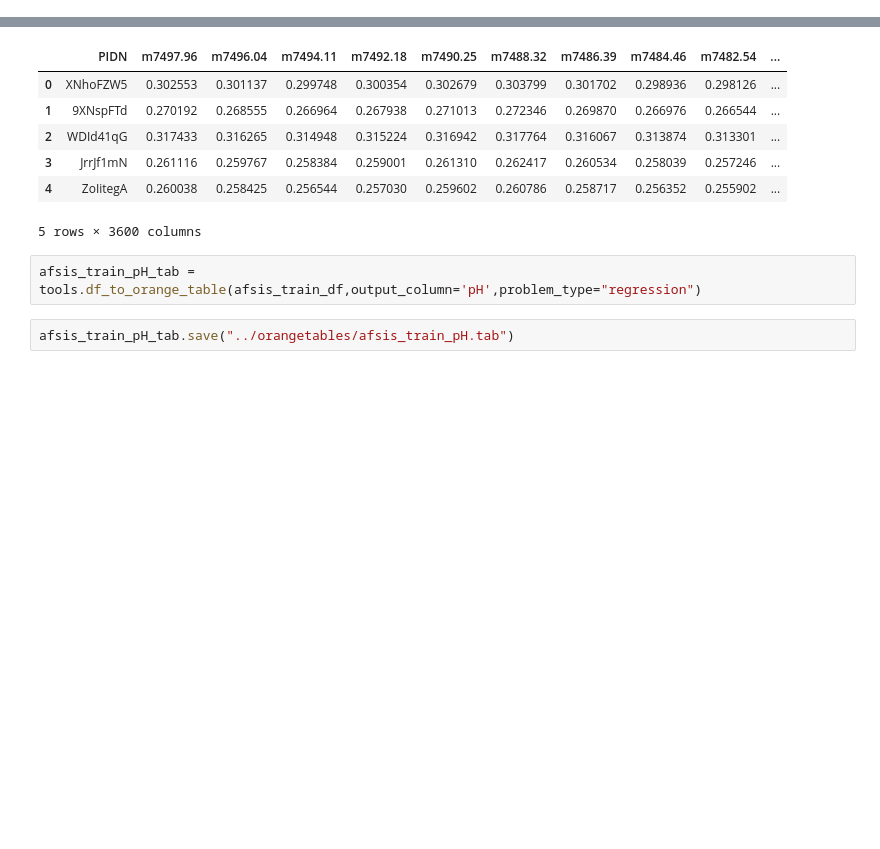
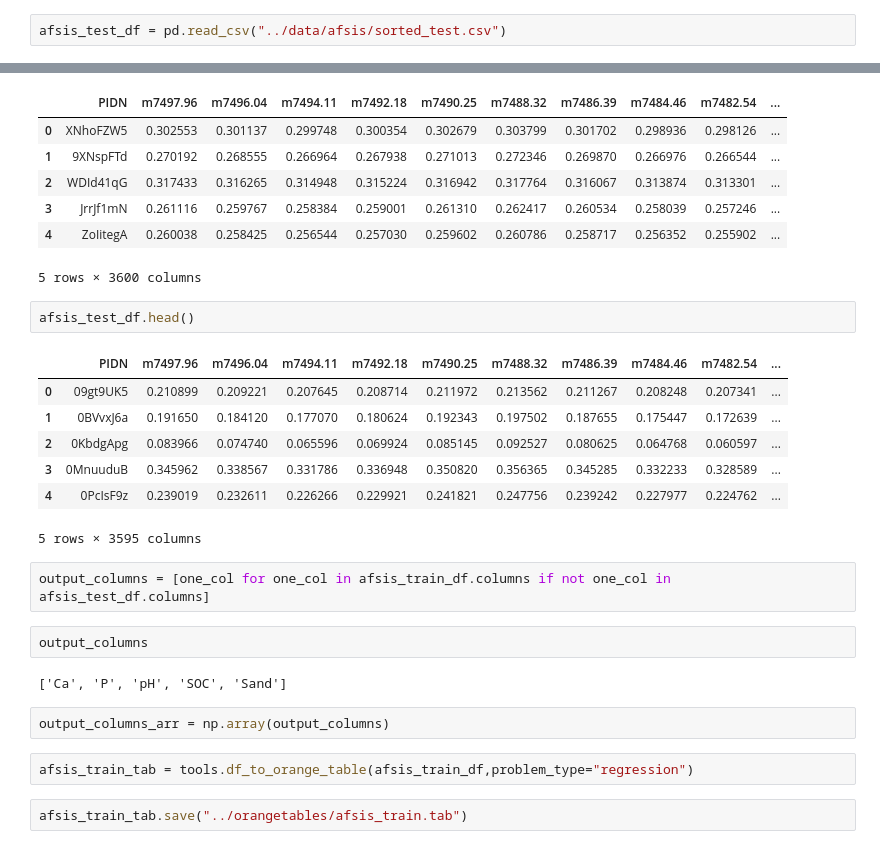
Before and after one commit to c3h3/NANO-Data-Camp-201409, a Jupyter notebook: ipynbs/Demo__ConvertCsvToDataTable.ipynb, the cells around one changed output, grey strips where cells are left out. Cells and saved outputs as stored; diff of their text form; blank space fills up the shorter version.

```diff
--- a/ipynbs/Demo__ConvertCsvToDataTable.ipynb
+++ b/ipynbs/Demo__ConvertCsvToDataTable.ipynb
@@ -174,6 +176,8 @@ digit_recognizer_test_table.save("../orangetables/digit_recognizer_test.tab")
 sample_submission.csv  sorted_test.csv  test.zip  training.csv  train.zip
 # %%
 afsis_train_df = pd.read_csv("../data/afsis/training.csv")
+# %%
+afsis_test_df = pd.read_csv("../data/afsis/sorted_test.csv")
 # %%
 afsis_train_df.head()
 # %% [output]
@@ -184,7 +188,25 @@ afsis_train_df.head()
 | 3 | JrrJf1mN | 0.261116 | 0.259767 | 0.258384 | 0.259001 | 0.261310 | 0.262417 | 0.260534 | 0.258039 | 0.257246 | ... |
 | 4 | ZoIitegA | 0.260038 | 0.258425 | 0.256544 | 0.257030 | 0.259602 | 0.260786 | 0.258717 | 0.256352 | 0.255902 | ... |
 5 rows × 3600 columns
+# %%
+afsis_test_df.head()
+# %% [output]
+|  | PIDN | m7497.96 | m7496.04 | m7494.11 | m7492.18 | m7490.25 | m7488.32 | m7486.39 | m7484.46 | m7482.54 | ... |
+| 0 | 09gt9UK5 | 0.210899 | 0.209221 | 0.207645 | 0.208714 | 0.211972 | 0.213562 | 0.211267 | 0.208248 | 0.207341 | ... |
+| 1 | 0BVvxJ6a | 0.191650 | 0.184120 | 0.177070 | 0.180624 | 0.192343 | 0.197502 | 0.187655 | 0.175447 | 0.172639 | ... |
+| 2 | 0KbdgApg | 0.083966 | 0.074740 | 0.065596 | 0.069924 | 0.085145 | 0.092527 | 0.080625 | 0.064768 | 0.060597 | ... |
+| 3 | 0MnuuduB | 0.345962 | 0.338567 | 0.331786 | 0.336948 | 0.350820 | 0.356365 | 0.345285 | 0.332233 | 0.328589 | ... |
+| 4 | 0PcIsF9z | 0.239019 | 0.232611 | 0.226266 | 0.229921 | 0.241821 | 0.247756 | 0.239242 | 0.227977 | 0.224762 | ... |
+5 rows × 3595 columns
+# %%
+output_columns = [one_col for one_col in afsis_train_df.columns if not one_col in afsis_test_df.columns]
+# %%
+output_columns
+# %% [output]
+['Ca', 'P', 'pH', 'SOC', 'Sand']
+# %%
+output_columns_arr = np.array(output_columns)
 # %%
-afsis_train_pH_tab = tools.df_to_orange_table(afsis_train_df,output_column='pH',problem_type="regression")
+afsis_train_tab = tools.df_to_orange_table(afsis_train_df,problem_type="regression")
 # %%
-afsis_train_pH_tab.save("../orangetables/afsis_train_pH.tab")
+afsis_train_tab.save("../orangetables/afsis_train.tab")
```
Also changed, not shown: parts of 6 cells of this notebook, 3 other files.
